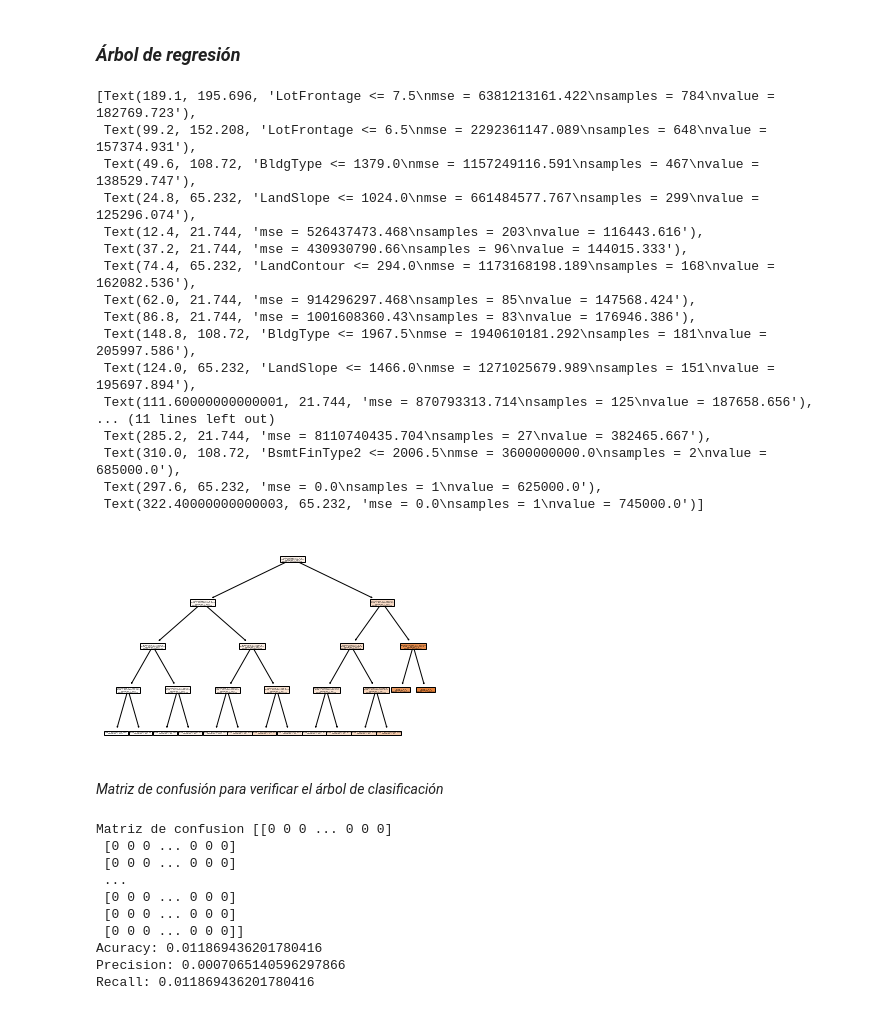
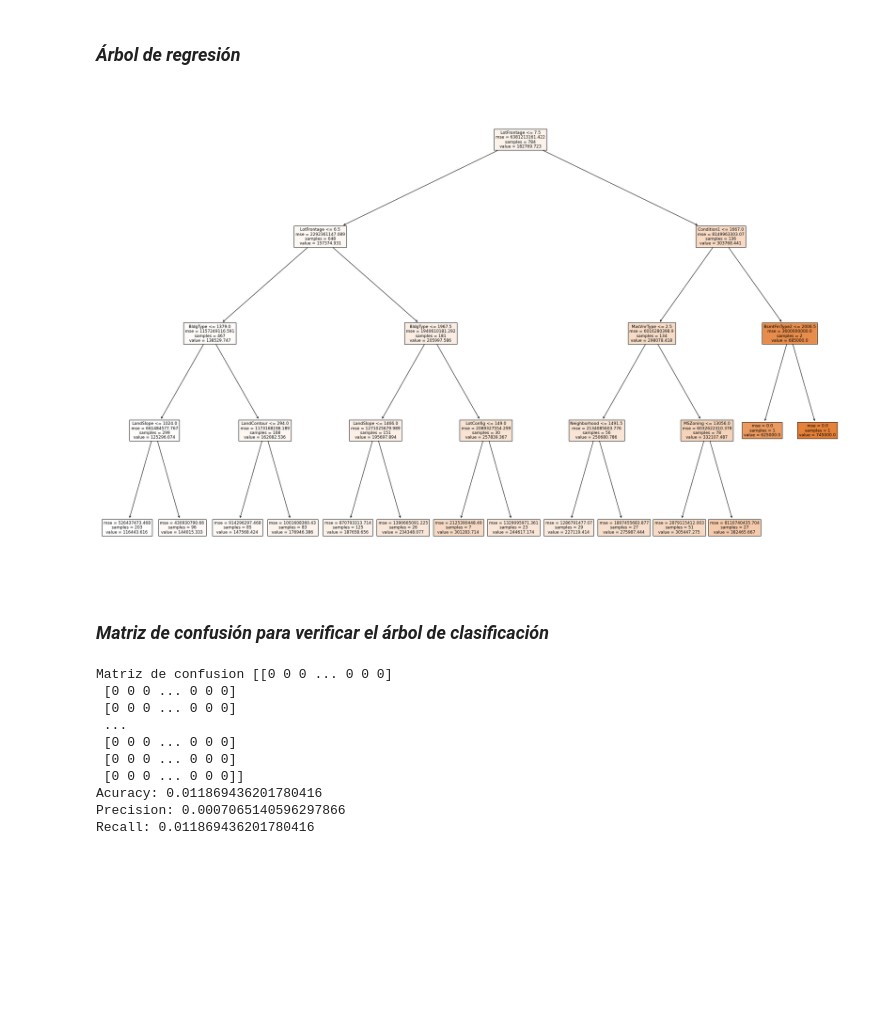
Before and after one commit to JosePabloPonce/MineriaHDT3, a Jupyter notebook: hdt3.ipynb, the cells around one changed output. Saved outputs shown, nothing was run; the diff lists cells and outputs as text; code cells hidden in the pictures; blank space fills up the shorter version.

```diff
--- a/hdt3.ipynb
+++ b/hdt3.ipynb
@@ -517,30 +502,15 @@ Recall: 0.011869436201780416
 # %% [markdown]
 ### *Árbol de regresión*
 # %%
+fig2 = plt.figure(figsize=(30, 20))
 regressionTree = DecisionTreeRegressor(max_depth=4, random_state=42)
 regressionTree = regressionTree.fit(x_train, y_train)
 tree.plot_tree(regressionTree, feature_names=datos.columns, filled=True)
+fig2.savefig('treeRegression.png')
 # %% [output]
-[Text(189.1, 195.696, 'LotFrontage <= 7.5\nmse = 6381213161.422\nsamples = 784\nvalue = 182769.723'),
- Text(99.2, 152.208, 'LotFrontage <= 6.5\nmse = 2292361147.089\nsamples = 648\nvalue = 157374.931'),
- Text(49.6, 108.72, 'BldgType <= 1379.0\nmse = 1157249116.591\nsamples = 467\nvalue = 138529.747'),
- Text(24.8, 65.232, 'LandSlope <= 1024.0\nmse = 661484577.767\nsamples = 299\nvalue = 125296.074'),
- Text(12.4, 21.744, 'mse = 526437473.468\nsamples = 203\nvalue = 116443.616'),
- Text(37.2, 21.744, 'mse = 430930790.66\nsamples = 96\nvalue = 144015.333'),
- Text(74.4, 65.232, 'LandContour <= 294.0\nmse = 1173168198.189\nsamples = 168\nvalue = 162082.536'),
- Text(62.0, 21.744, 'mse = 914296297.468\nsamples = 85\nvalue = 147568.424'),
- Text(86.8, 21.744, 'mse = 1001608360.43\nsamples = 83\nvalue = 176946.386'),
- Text(148.8, 108.72, 'BldgType <= 1967.5\nmse = 1940610181.292\nsamples = 181\nvalue = 205997.586'),
- Text(124.0, 65.232, 'LandSlope <= 1466.0\nmse = 1271025679.989\nsamples = 151\nvalue = 195697.894'),
- Text(111.60000000000001, 21.744, 'mse = 870793313.714\nsamples = 125\nvalue = 187658.656'),
-... (11 lines left out)
- Text(285.2, 21.744, 'mse = 8110740435.704\nsamples = 27\nvalue = 382465.667'),
- Text(310.0, 108.72, 'BsmtFinType2 <= 2006.5\nmse = 3600000000.0\nsamples = 2\nvalue = 685000.0'),
- Text(297.6, 65.232, 'mse = 0.0\nsamples = 1\nvalue = 625000.0'),
- Text(322.40000000000003, 65.232, 'mse = 0.0\nsamples = 1\nvalue = 745000.0')]
-[figure, old version]
+[figure, new version]
 # %% [markdown]
-*Matriz de confusión para verificar el árbol de clasificación*
+### *Matriz de confusión para verificar el árbol de clasificación*
 # %%
 from sklearn.metrics import confusion_matrix
 # %%
```
Also changed, not shown: parts of 4 cells of this notebook, 2 other files.
